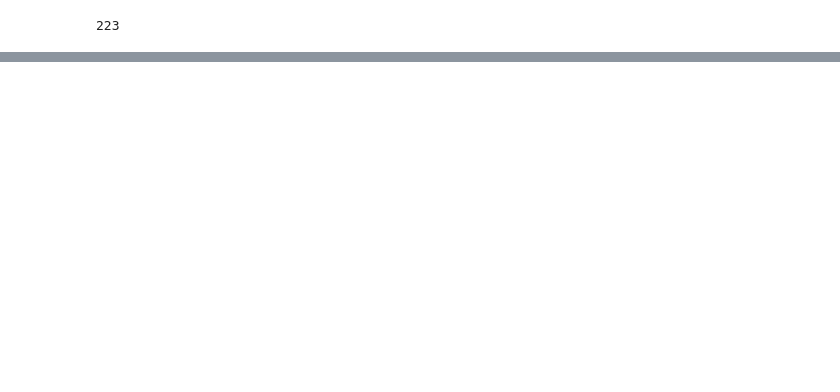
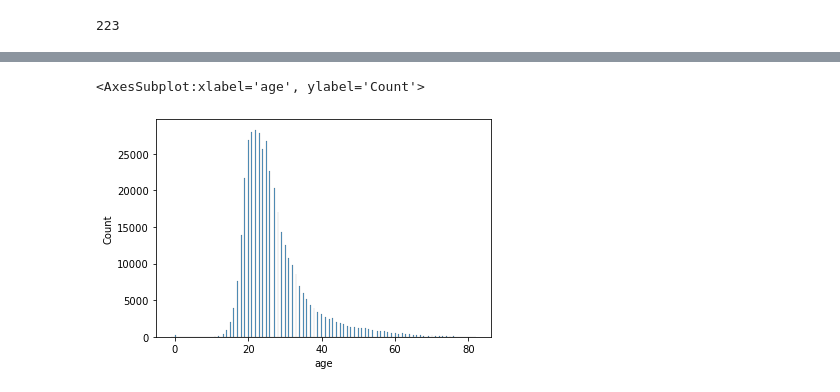
Before and after one commit to ainica/CM3070, a Jupyter notebook: CF.ipynb, the cells around one changed output, grey strips where cells are left out. Cells and saved outputs as stored; diff of their text form; code cells hidden in the pictures; blank space fills up the shorter version.

```diff
--- a/CF.ipynb
+++ b/CF.ipynb
@@ -151,0 +113,5 @@ sns.histplot(df["explored"])
+# %%
+sns.histplot(df["age"])
+# %% [output]
+<AxesSubplot:xlabel='age', ylabel='Count'>
+[figure, added]
```
Also changed, not shown: parts of 249 cells of this notebook.
